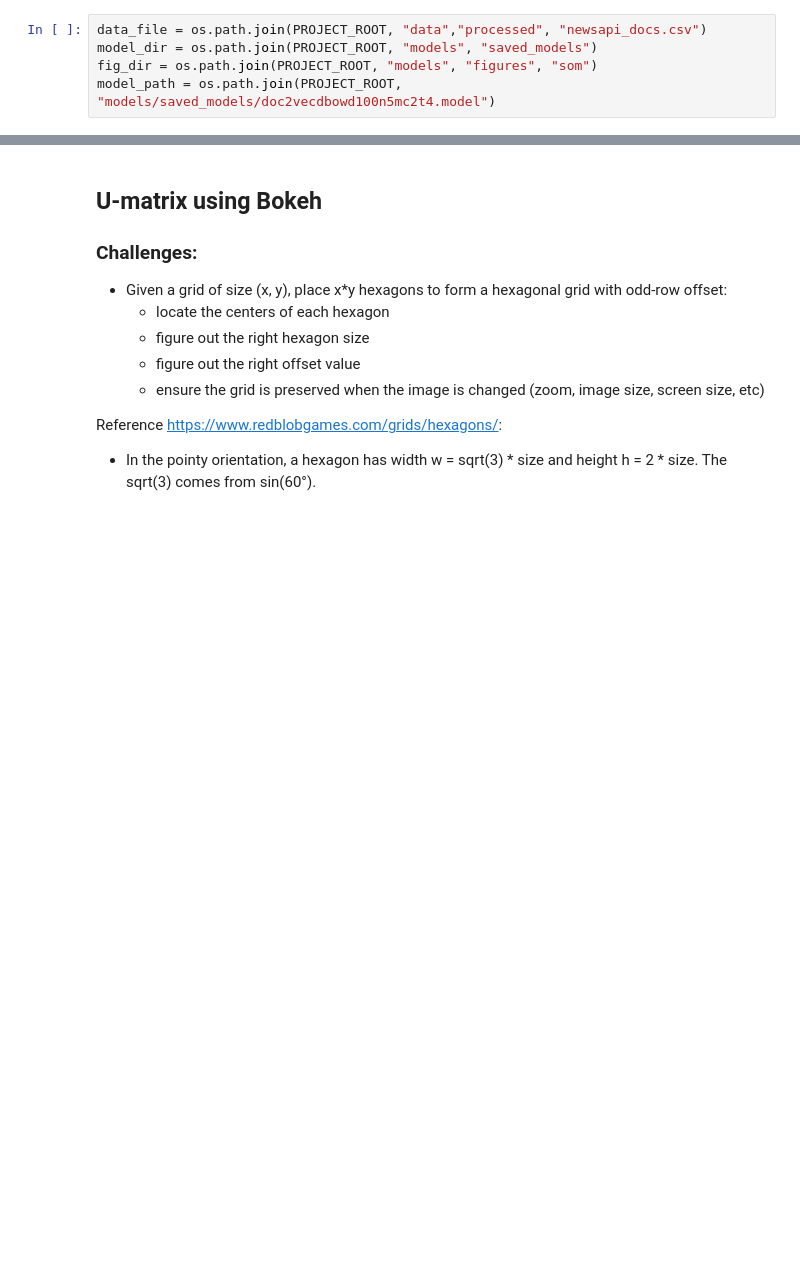
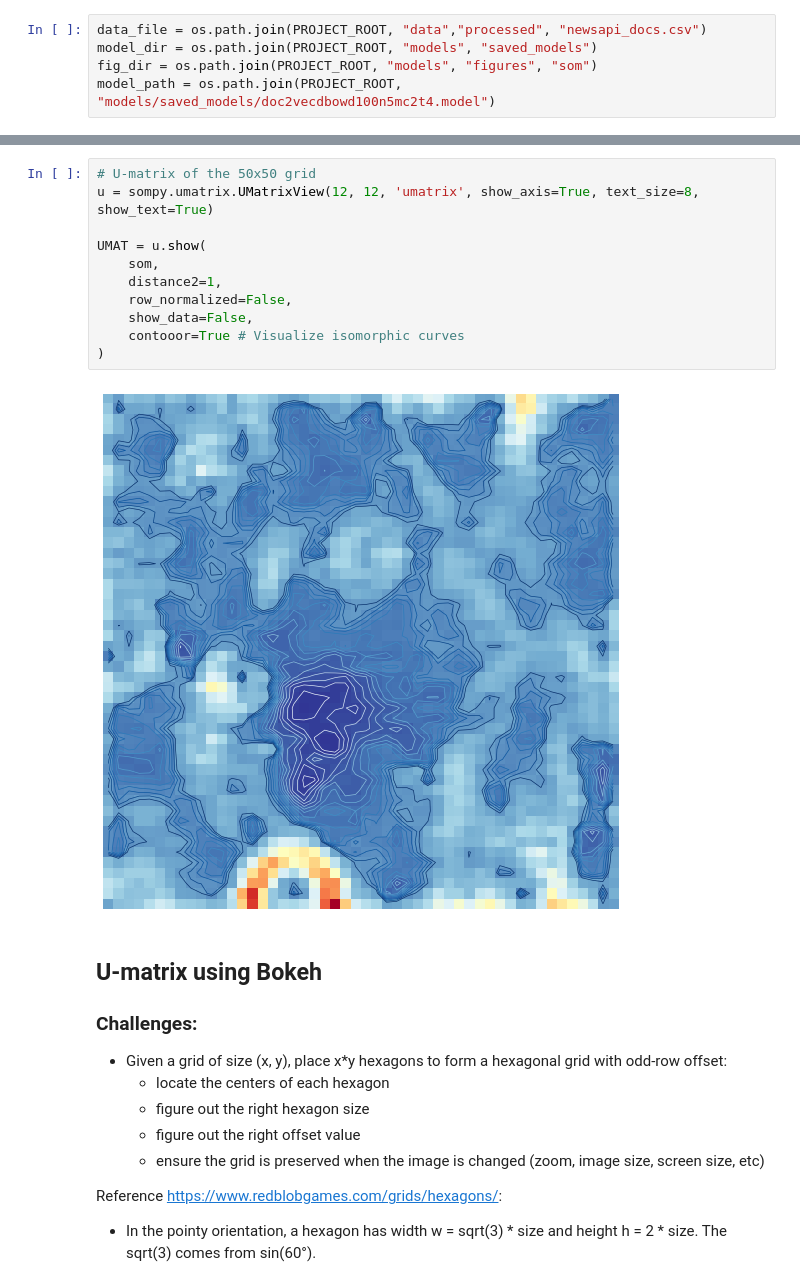
Before and after one commit to stuartgo/mapintel, a Jupyter notebook: notebooks/bokeh_umatrix_hex.ipynb, the cells around one changed output, grey strips where cells are left out. Drawn from its saved outputs; the diff is of its cells as text; blank space fills up the shorter version.

```diff
--- a/notebooks/bokeh_umatrix_hex.ipynb
+++ b/notebooks/bokeh_umatrix_hex.ipynb
@@ -96,3 +92,16 @@ _, umat = UMatrix(
+# %%
+# U-matrix of the 50x50 grid
+u = sompy.umatrix.UMatrixView(12, 12, 'umatrix', show_axis=True, text_size=8, show_text=True)
+
+UMAT = u.show(
+    som,
+    distance2=1,
+    row_normalized=False,
+    show_data=False,
+    contooor=True # Visualize isomorphic curves
+)
+# %% [output]
+[figure, added]
 # %% [markdown]
 ## U-matrix using Bokeh
 ### Challenges:
```
Also changed, not shown: parts of 8 cells of this notebook, 2 other files.
